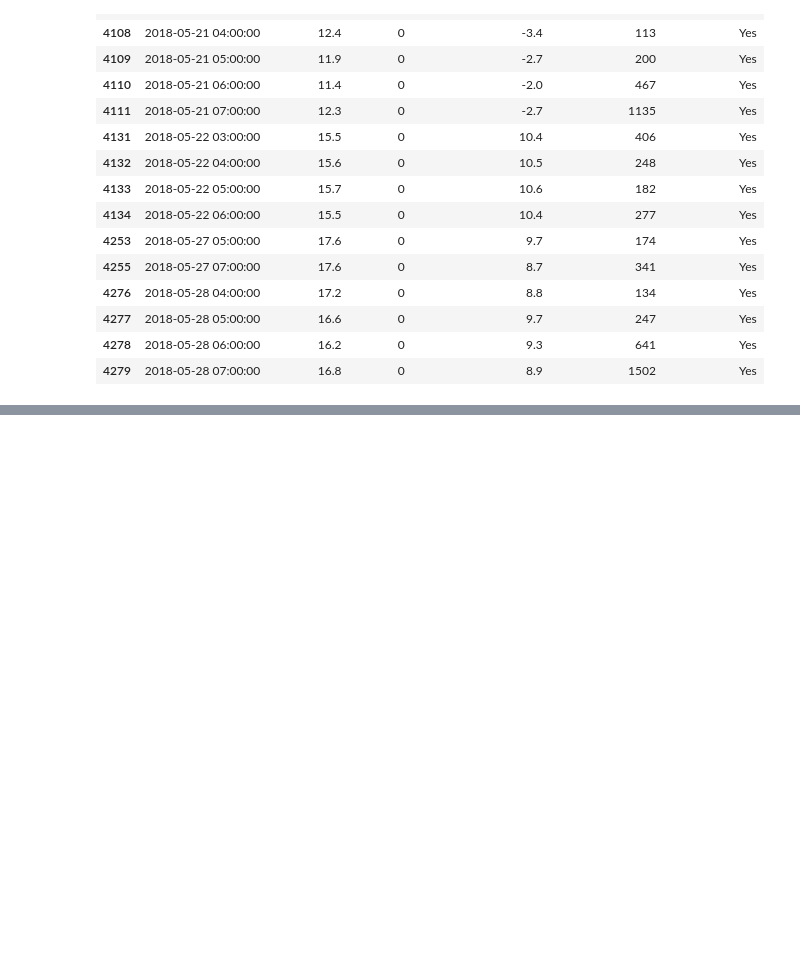
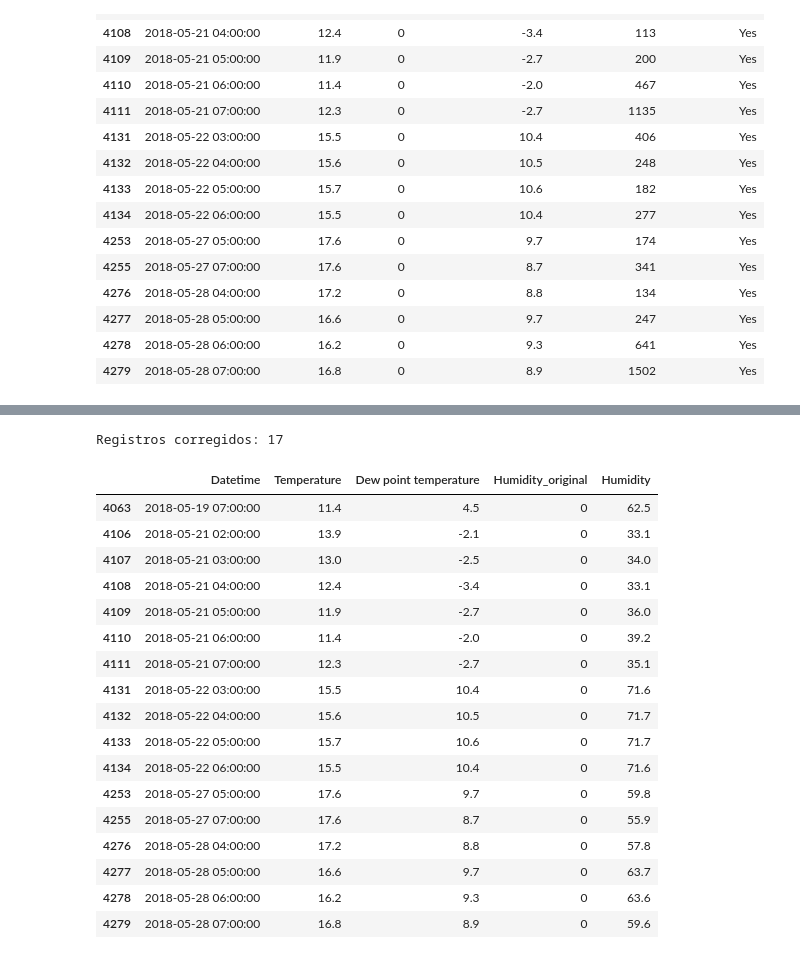
Before and after one commit to francorte/seoul-bike-sharing-analysis, a Jupyter notebook: seoul_bike_sharing_eda.ipynb, the cells around one changed output, grey strips where cells are left out. Cells and saved outputs as stored; diff of their text form; code cells hidden in the pictures; blank space fills up the shorter version.

```diff
--- a/seoul_bike_sharing_eda.ipynb
+++ b/seoul_bike_sharing_eda.ipynb
@@ -326,0 +333,67 @@ Registros con humedad igual a 0 %:
+# %%
+# Conservación de la humedad original
+df_clean["Humidity_original"] = df_clean["Humidity"]
+
+# Registros que requieren corrección
+humidity_mask = df_clean["Humidity"].eq(0)
+
+# Estimación de humedad relativa mediante la fórmula de Magnus
+a = 17.625
+b = 243.04
+
+temperature = df_clean["Temperature"]
+dew_point = df_clean["Dew point temperature"]
+
+estimated_humidity = 100 * np.exp(
+    (a * dew_point / (b + dew_point))
+    - (a * temperature / (b + temperature))
+)
+
+# La columna pasa a decimal para admitir valores estimados
+df_clean["Humidity"] = df_clean["Humidity"].astype(float)
+
+df_clean.loc[humidity_mask, "Humidity"] = (
+    estimated_humidity[humidity_mask]
+    .clip(0, 100)
+    .round(1)
+)
+
+print("Registros corregidos:", humidity_mask.sum())
+
+display(
+    df_clean.loc[
+        humidity_mask,
+        [
+            "Datetime",
+            "Temperature",
+            "Dew point temperature",
+            "Humidity_original",
+            "Humidity"
+        ]
+    ]
+)
+
+# Actualización del subconjunto operativo
+df_operational = df_clean[
+    df_clean["Functioning Day"] == "Yes"
+].copy()
+# %% [output]
+Registros corregidos: 17
+|  | Datetime | Temperature | Dew point temperature | Humidity_original | Humidity |
+| 4063 | 2018-05-19 07:00:00 | 11.4 | 4.5 | 0 | 62.5 |
+| 4106 | 2018-05-21 02:00:00 | 13.9 | -2.1 | 0 | 33.1 |
+| 4107 | 2018-05-21 03:00:00 | 13.0 | -2.5 | 0 | 34.0 |
+| 4108 | 2018-05-21 04:00:00 | 12.4 | -3.4 | 0 | 33.1 |
+| 4109 | 2018-05-21 05:00:00 | 11.9 | -2.7 | 0 | 36.0 |
+| 4110 | 2018-05-21 06:00:00 | 11.4 | -2.0 | 0 | 39.2 |
+| 4111 | 2018-05-21 07:00:00 | 12.3 | -2.7 | 0 | 35.1 |
+| 4131 | 2018-05-22 03:00:00 | 15.5 | 10.4 | 0 | 71.6 |
+| 4132 | 2018-05-22 04:00:00 | 15.6 | 10.5 | 0 | 71.7 |
+| 4133 | 2018-05-22 05:00:00 | 15.7 | 10.6 | 0 | 71.7 |
+| 4134 | 2018-05-22 06:00:00 | 15.5 | 10.4 | 0 | 71.6 |
+| 4253 | 2018-05-27 05:00:00 | 17.6 | 9.7 | 0 | 59.8 |
+| 4255 | 2018-05-27 07:00:00 | 17.6 | 8.7 | 0 | 55.9 |
+| 4276 | 2018-05-28 04:00:00 | 17.2 | 8.8 | 0 | 57.8 |
+| 4277 | 2018-05-28 05:00:00 | 16.6 | 9.7 | 0 | 63.7 |
+| 4278 | 2018-05-28 06:00:00 | 16.2 | 9.3 | 0 | 63.6 |
+| 4279 | 2018-05-28 07:00:00 | 16.8 | 8.9 | 0 | 59.6 |
```
Also changed, not shown: parts of 1 cell of this notebook.
